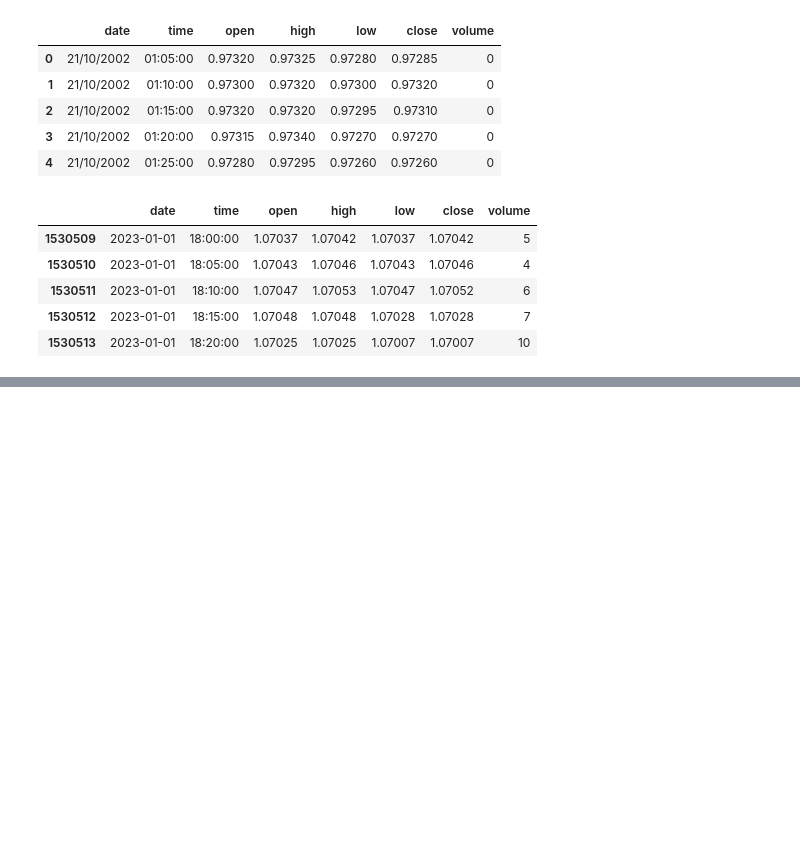
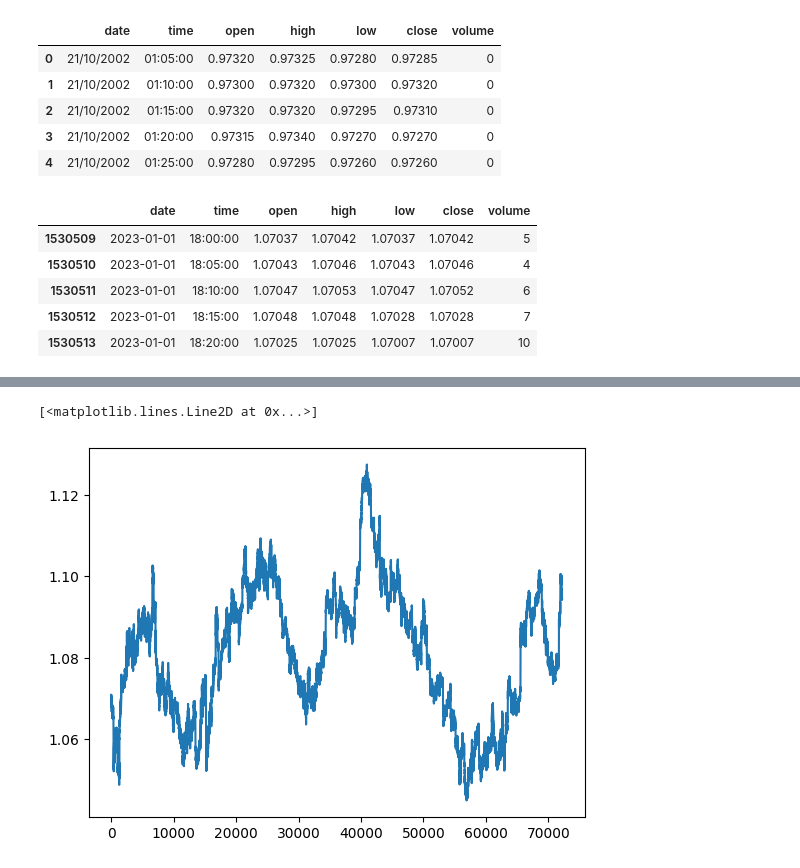
Before and after one commit to Behnaz100/aitrading, a Jupyter notebook: aitrading/notebooks/behnaz_notbook4.ipynb, the cells around one changed output, grey strips where cells are left out. Cells and saved outputs as stored; diff of their text form; code cells hidden in the pictures; blank space fills up the shorter version.

```diff
--- a/aitrading/notebooks/behnaz_notbook4.ipynb
+++ b/aitrading/notebooks/behnaz_notbook4.ipynb
@@ -145 +184,7 @@ model.evaluate(X_test, y_test)
+# %%
+
+plt.plot(df.indexy_train)
+# %% [output]
+[<matplotlib.lines.Line2D at 0x...>]
+[figure, added]
 # %%
```
Also changed, not shown: parts of 14 cells of this notebook, 4 other files.
